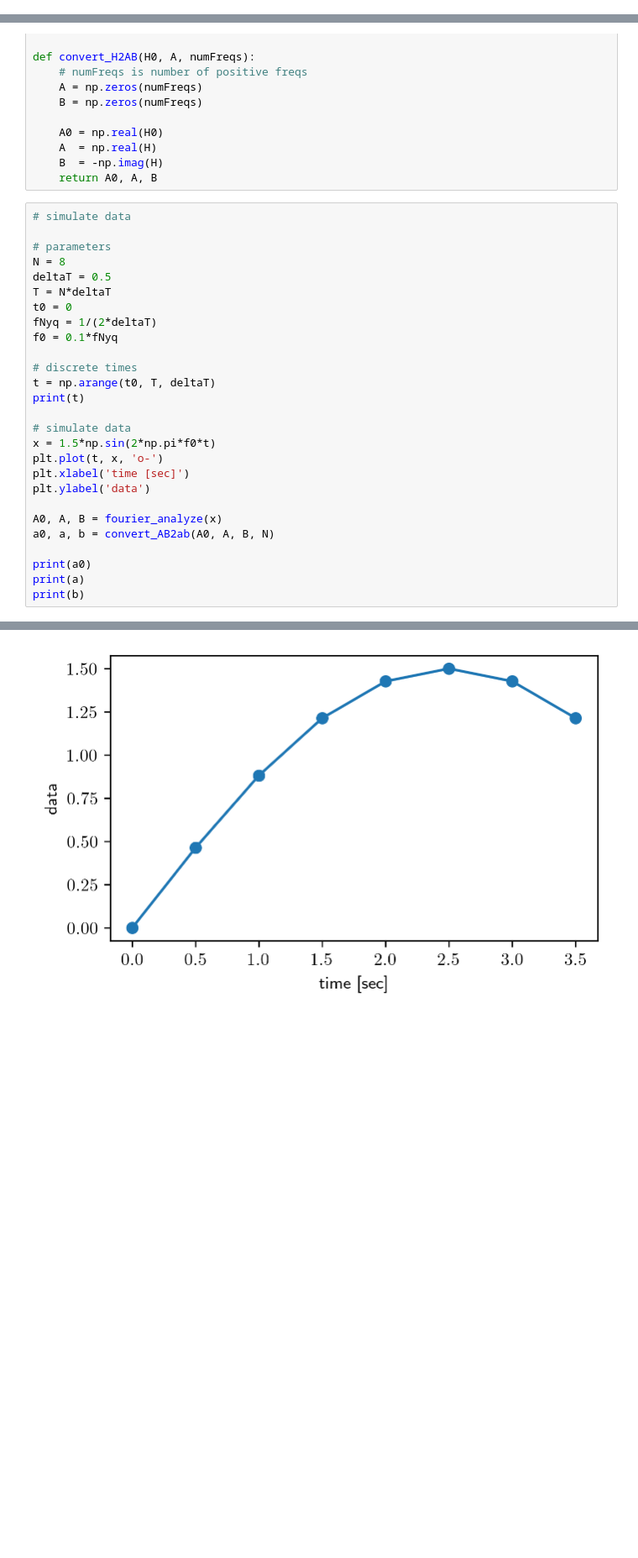
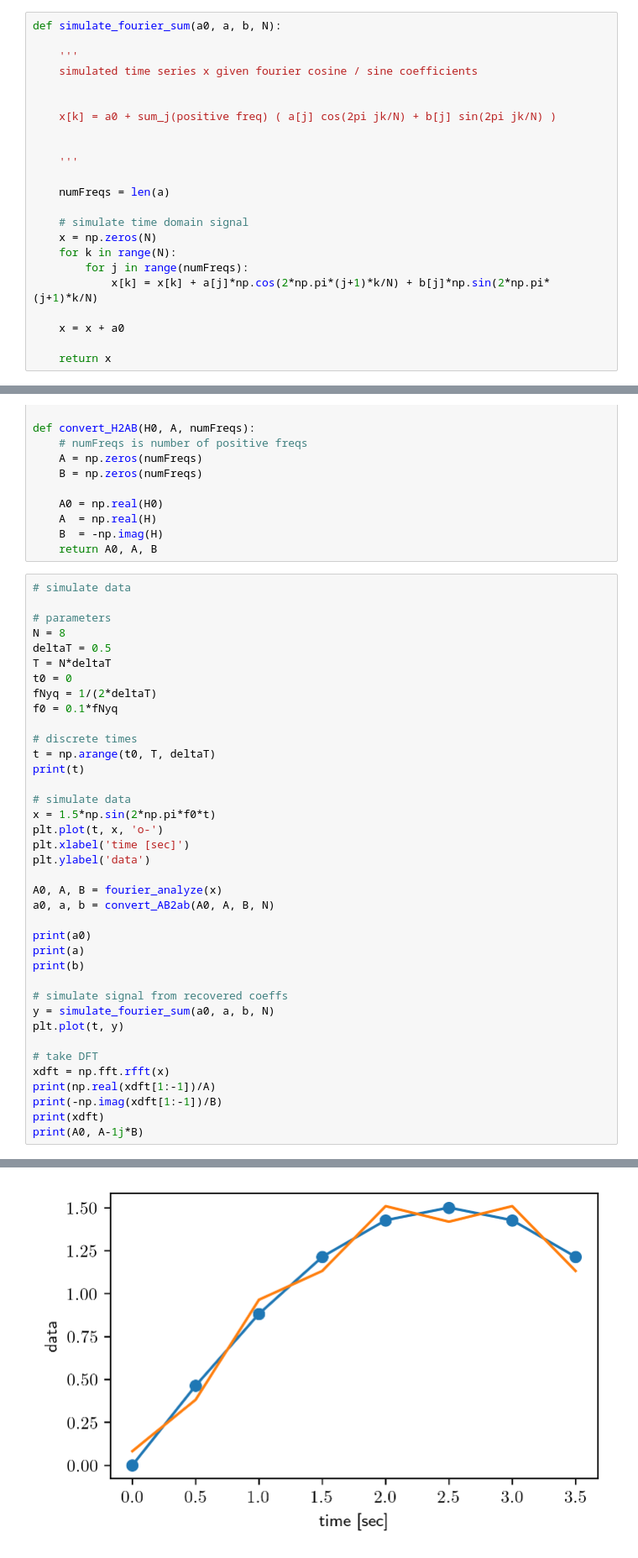
Before and after one commit to a-renzini/phase_coherent_maps, a Jupyter notebook: timeseries_toymodel/toymodel_joe.ipynb, the cells around one changed output, grey strips where cells are left out. Shown: that part at 84% size. Cells and saved outputs as stored; diff of their text form; blank space fills up the shorter version.

```diff
--- a/timeseries_toymodel/toymodel_joe.ipynb
+++ b/timeseries_toymodel/toymodel_joe.ipynb
@@ -49,6 +49,29 @@ def fourier_analyze(x):
     A0 = np.sum(x)
 
     return A0, A, B
+# %%
+def simulate_fourier_sum(a0, a, b, N):
+
+    '''
+    simulated time series x given fourier cosine / sine coefficients
+
+
+    x[k] = a0 + sum_j(positive freq) ( a[j] cos(2pi jk/N) + b[j] sin(2pi jk/N) )
+
+
+    '''
+
+    numFreqs = len(a)
+
+    # simulate time domain signal
+    x = np.zeros(N)
+    for k in range(N):
+        for j in range(numFreqs):
+            x[k] = x[k] + a[j]*np.cos(2*np.pi*(j+1)*k/N) + b[j]*np.sin(2*np.pi*(j+1)*k/N)
+
+    x = x + a0
+
+    return x
 # %%
 def simulate_random_fourier_sum(N, seed):
 
@@ -323,6 +346,17 @@ a0, a, b = convert_AB2ab(A0, A, B, N)
 print(a0)
 print(a)
 print(b)
+
+# simulate signal from recovered coeffs
+y = simulate_fourier_sum(a0, a, b, N)
+plt.plot(t, y)
+
+# take DFT
+xdft = np.fft.rfft(x)
+print(np.real(xdft[1:-1])/A)
+print(-np.imag(xdft[1:-1])/B)
+print(xdft)
+print(A0, A-1j*B)
 # %% [output]
 [0.  0.5 1.  1.5 2.  2.5 3.  3.5]
 1.0156779877514293
@@ -331 +370 @@ print(b)
-[figure, old version]
+[figure, new version]
```
Also changed, not shown: parts of 1 cell of this notebook.
